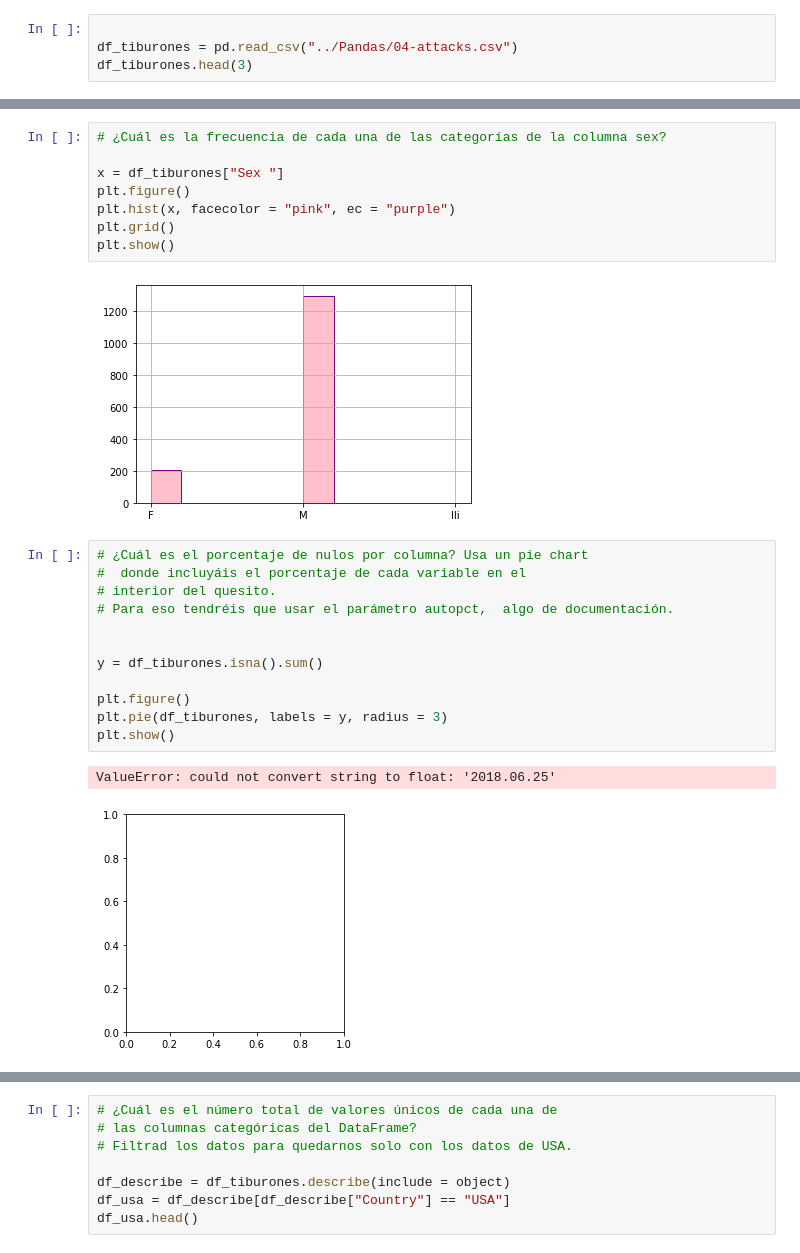
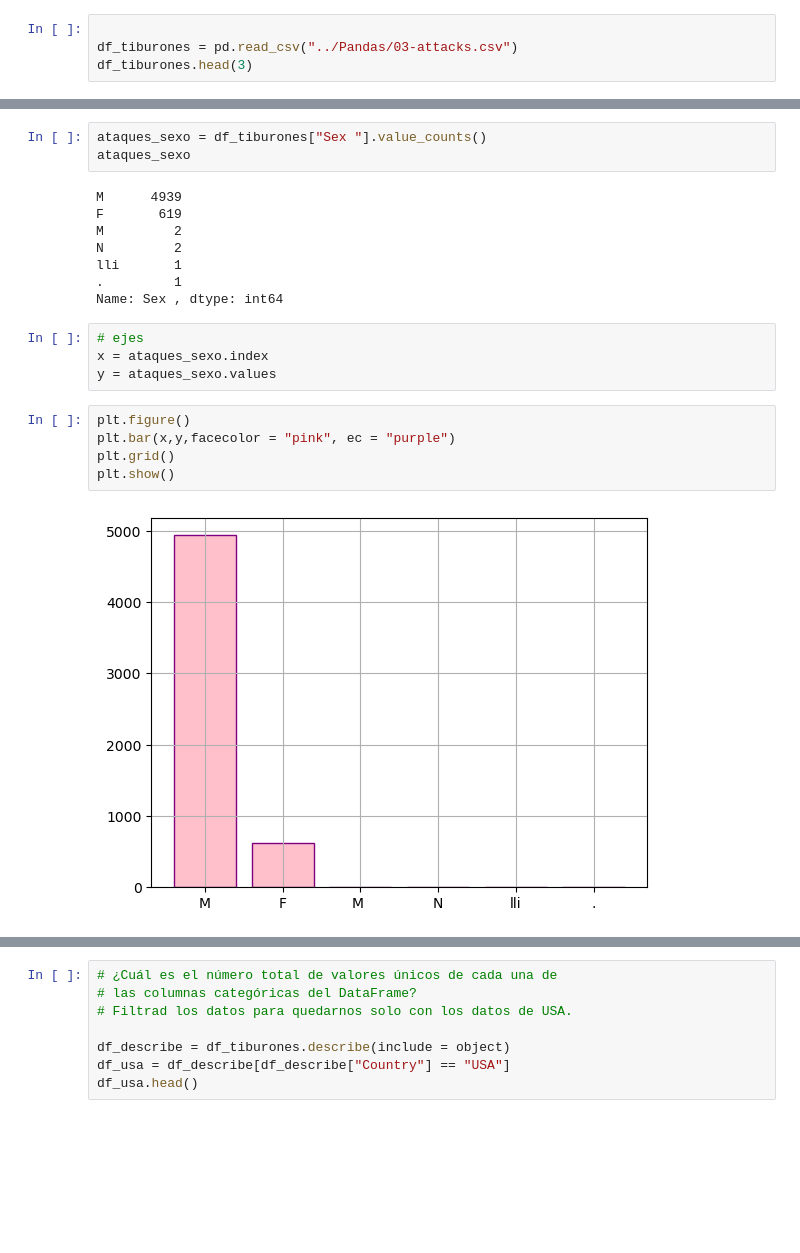
Before and after one commit to Adalab/DA-promoC-modulo-02-Marina-Lourdes-Ana, a Jupyter notebook: Visualizacion/01-Visualizacion_1.ipynb, the cells around one changed output, grey strips where cells are left out. Drawn from its saved outputs; the diff is of its cells as text; blank space fills up the shorter version.

Commit message:
visual01

```diff
--- a/Visualizacion/01-Visualizacion_1.ipynb
+++ b/Visualizacion/01-Visualizacion_1.ipynb
@@ -27,5 +18,5 @@ miruta
 # %%
 
-df_tiburones = pd.read_csv("../Pandas/04-attacks.csv")
+df_tiburones = pd.read_csv("../Pandas/03-attacks.csv")
 df_tiburones.head(3)
 # %% [output]
@@ -36,25 +28,22 @@ df_tiburones.head(3)
+# %%
+ataques_sexo = df_tiburones["Sex "].value_counts()
+ataques_sexo
+# %% [output]
+M      4939
+F       619
+M         2
+N         2
+lli       1
+.         1
+Name: Sex , dtype: int64
+# %%
+# ejes
+x = ataques_sexo.index
+y = ataques_sexo.values
 # %%
-# ¿Cuál es la frecuencia de cada una de las categorías de la columna sex?
-
-x = df_tiburones["Sex "]
 plt.figure()
-plt.hist(x, facecolor = "pink", ec = "purple")
+plt.bar(x,y,facecolor = "pink", ec = "purple")
 plt.grid()
 plt.show()
 # %% [output]
-[figure, old version]
+[figure, new version]
-# %%
-# ¿Cuál es el porcentaje de nulos por columna? Usa un pie chart
-#  donde incluyáis el porcentaje de cada variable en el
-# interior del quesito.
-# Para eso tendréis que usar el parámetro autopct,  algo de documentación.
-
-
-y = df_tiburones.isna().sum()
-
-plt.figure()
-plt.pie(df_tiburones, labels = y, radius = 3)
-plt.show()
-# %% [output]
-ValueError: could not convert string to float: '2018.06.25'
-[figure, removed]
```
Also changed, not shown: parts of 11 cells of this notebook.
